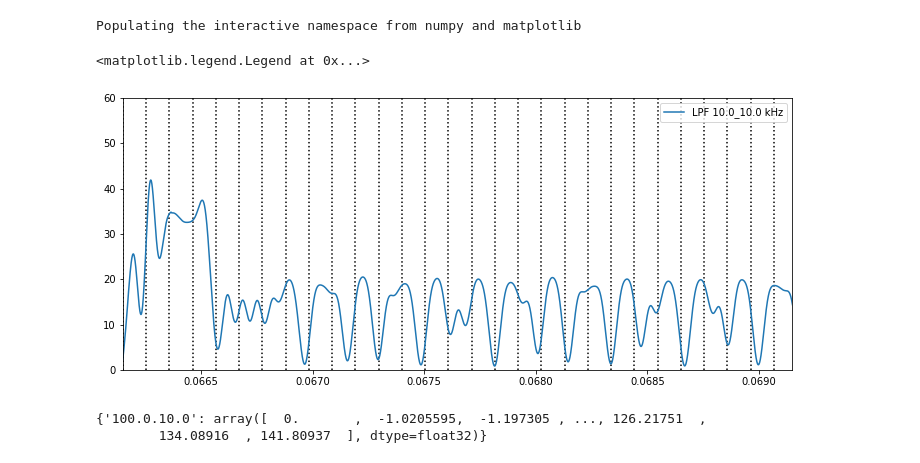
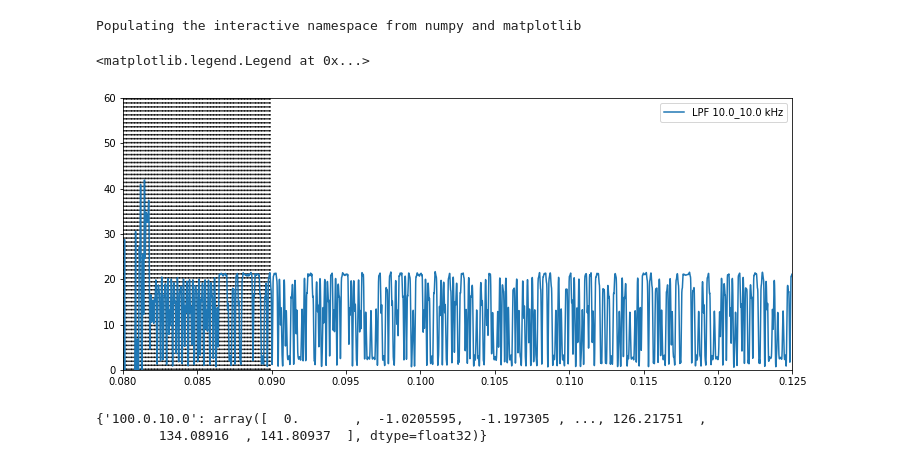
Before and after one commit to HeronMkII/gnuradio, a Jupyter notebook: Decoding GFSK Beacon.ipynb, the cells around one changed output. Saved outputs shown, nothing was run; the diff lists cells and outputs as text; code cells hidden in the pictures.

Commit message:
sample rate fix to beacon code... still some work to do here but promising. the quality here seems a lot worse than the PIPE mode recordings, might be worth looking into

```diff
--- a/Decoding GFSK Beacon.ipynb
+++ b/Decoding GFSK Beacon.ipynb
@@ -34,35 +34,35 @@ def find_all(a_str, sub):
 def secs_to_sample(seconds): return n.int(seconds/period)
 # %%
 n_samples = recordings[recordings.keys()[0]].shape[0]
-sample_rate = 4.92e6
+sample_rate = 4.0032e6
 period = 1.0/sample_rate
 
 baudrate = 9600
 baud_period = 1.0/float(baudrate)
 
 fig = plt.figure(figsize=(12,5))
 ts = n.arange(0, period * n_samples, period)
 
-transmission_start = 0.0665 - 0.00035
-transmission_end = 0.1025
+transmission_start = 0.08
+transmission_end = 0.125
 
 start = 0
 stop = n_samples
 for l1 in [10.0]:
     for l2 in [10.0]:
         lpf = str(l1) + '_' + str(l2)
 
         plot(ts[start:stop],recordings[lpf][start:stop], label="LPF " + str(lpf) + " kHz")
 time = linspace
 for i in range(int(0.01/baud_period)):
     plt.vlines(transmission_start + i*baud_period, 0, 100, linestyles='dotted')
 
-plt.xlim(transmission_start, transmission_start + 0.003)
+plt.xlim(transmission_start, transmission_start+0.02)
 plt.ylim(0,60)
 plt.legend(loc='best')
 # %% [output]
 <matplotlib.legend.Legend at 0x...>
-[figure, old version]
+[figure, new version]
 # %%
 recordings
 # %% [output]
```
